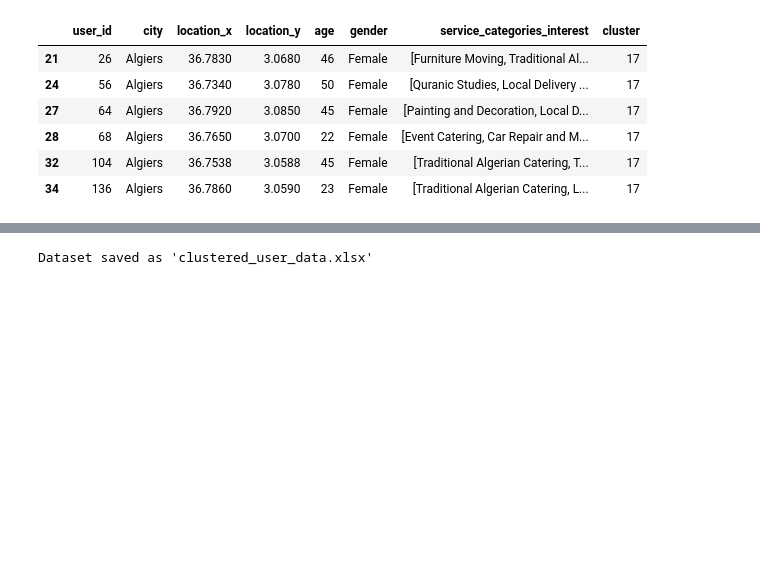
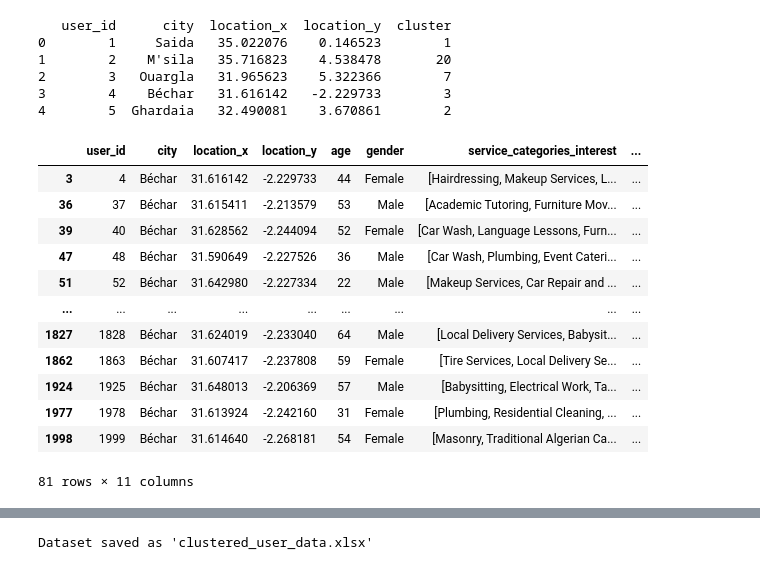
Before and after one commit to zyx721/E-ServicesHub, a Jupyter notebook: code/backend/AI_Recomendation_System/devloping_it/generating_data.ipynb, the cells around one changed output, grey strips where cells are left out. Drawn from its saved outputs; the diff is of its cells as text; code cells hidden in the pictures; blank space fills up the shorter version.

```diff
--- a/code/backend/AI_Recomendation_System/devloping_it/generating_data.ipynb
+++ b/code/backend/AI_Recomendation_System/devloping_it/generating_data.ipynb
@@ -233,11 +209,0 @@ Unique clusters: [ 0  3  1  2  4  7  5  9  6  8 11 10 13 12 14 17 18 16 15 19 21
-# %%
-import joblib
-
-# Save the trained KMeans model and scaler
-def save_model(kmeans, scaler, filename="clustering_model.pkl"):
-    joblib.dump((kmeans, scaler), filename)
-    print(f"Model saved to {filename}")
-
-# Example usage after training the model:
-kmeans, scaler = train_city_clusters_with_offset(user_df, n_clusters_per_city=5)
-save_model(kmeans, scaler)
@@ -555,13 +329,56 @@ Model and scalers saved to clustering_model.pkl
+# %%
+from sklearn.cluster import KMeans
+import numpy as np
+
+def assign_clusters(user_data, n_clusters):
+    """
+    Assign clusters to users based on their location.
+
+    Args:
+        user_data (pd.DataFrame): DataFrame containing user data with 'location_x' and 'location_y' columns.
+        n_clusters (int): The number of clusters to form.
+
+    Returns:
+        pd.DataFrame: Updated user_data with an additional 'cluster' column.
+    """
+    # Extract location coordinates
+    locations = user_data[['location_x', 'location_y']].values
+
+    # Perform KMeans clustering
+    kmeans = KMeans(n_clusters=n_clusters, random_state=42)
+    user_data['cluster'] = kmeans.fit_predict(locations)
+
+    return user_data
+# %%
+# Assign clusters to users (e.g., 6 clusters for 6 cities)
+n_clusters = n_clusters_per_city
+user_df = assign_clusters(user_df, n_clusters)
+
+# Display users with their assigned clusters
+print(user_df[['user_id', 'city', 'location_x', 'location_y', 'cluster']].head())
+# %% [output]
+   user_id      city  location_x  location_y  cluster
+0        1     Saida   35.022076    0.146523        1
+1        2    M'sila   35.716823    4.538478       20
+2        3   Ouargla   31.965623    5.322366        7
+3        4    Béchar   31.616142   -2.229733        3
+4        5  Ghardaia   32.490081    3.670861        2
 # %%
-user_df[user_df['cluster'] == 17]
+user_df[user_df['cluster'] == 3]
 # %% [output]
-|  | user_id | city | location_x | location_y | age | gender | service_categories_interest | cluster |
-| 21 | 26 | Algiers | 36.7830 | 3.0680 | 46 | Female | [Furniture Moving, Traditional Al... | 17 |
-| 24 | 56 | Algiers | 36.7340 | 3.0780 | 50 | Female | [Quranic Studies, Local Delivery ... | 17 |
-| 27 | 64 | Algiers | 36.7920 | 3.0850 | 45 | Female | [Painting and Decoration, Local D... | 17 |
-| 28 | 68 | Algiers | 36.7650 | 3.0700 | 22 | Female | [Event Catering, Car Repair and M... | 17 |
-| 32 | 104 | Algiers | 36.7538 | 3.0588 | 45 | Female | [Traditional Algerian Catering, T... | 17 |
-| 34 | 136 | Algiers | 36.7860 | 3.0590 | 23 | Female | [Traditional Algerian Catering, L... | 17 |
+|  | user_id | city | location_x | location_y | age | gender | service_categories_interest | ... |
+| 3 | 4 | Béchar | 31.616142 | -2.229733 | 44 | Female | [Hairdressing, Makeup Services, L... | ... |
+| 36 | 37 | Béchar | 31.615411 | -2.213579 | 53 | Male | [Academic Tutoring, Furniture Mov... | ... |
+| 39 | 40 | Béchar | 31.628562 | -2.244094 | 52 | Female | [Car Wash, Language Lessons, Furn... | ... |
+| 47 | 48 | Béchar | 31.590649 | -2.227526 | 36 | Male | [Car Wash, Plumbing, Event Cateri... | ... |
+| 51 | 52 | Béchar | 31.642980 | -2.227334 | 22 | Male | [Makeup Services, Car Repair and ... | ... |
+| ... | ... | ... | ... | ... | ... | ... | ... | ... |
+| 1827 | 1828 | Béchar | 31.624019 | -2.233040 | 64 | Male | [Local Delivery Services, Babysit... | ... |
+| 1862 | 1863 | Béchar | 31.607417 | -2.237808 | 59 | Female | [Tire Services, Local Delivery Se... | ... |
+| 1924 | 1925 | Béchar | 31.648013 | -2.206369 | 57 | Male | [Babysitting, Electrical Work, Ta... | ... |
+| 1977 | 1978 | Béchar | 31.613924 | -2.242160 | 31 | Female | [Plumbing, Residential Cleaning, ... | ... |
+| 1998 | 1999 | Béchar | 31.614640 | -2.268181 | 54 | Female | [Masonry, Traditional Algerian Ca... | ... |
+81 rows × 11 columns
 # %%
 # Display the first few rows of the user dataset with cluster labels
 print(user_df[['user_id', 'city', 'location_x', 'location_y', 'age', 'gender', 'service_categories_interest', 'cluster']].head())
```
Also changed, not shown: parts of 16 cells of this notebook, 4 other files.
